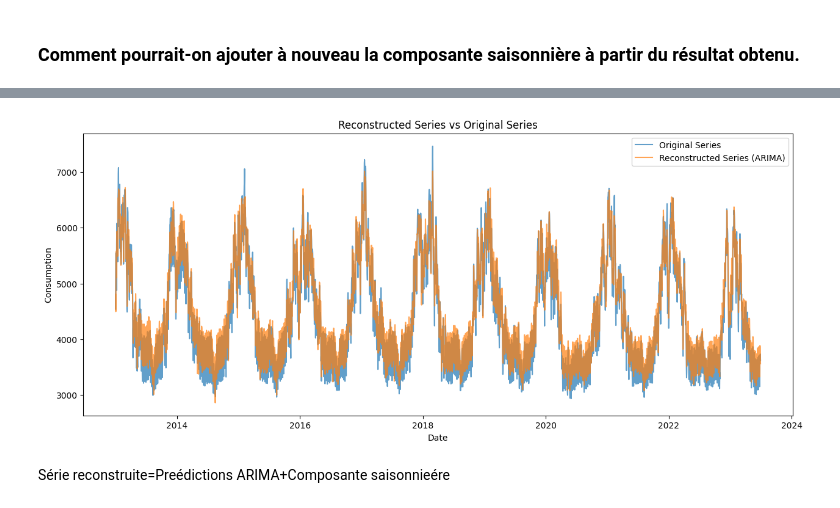
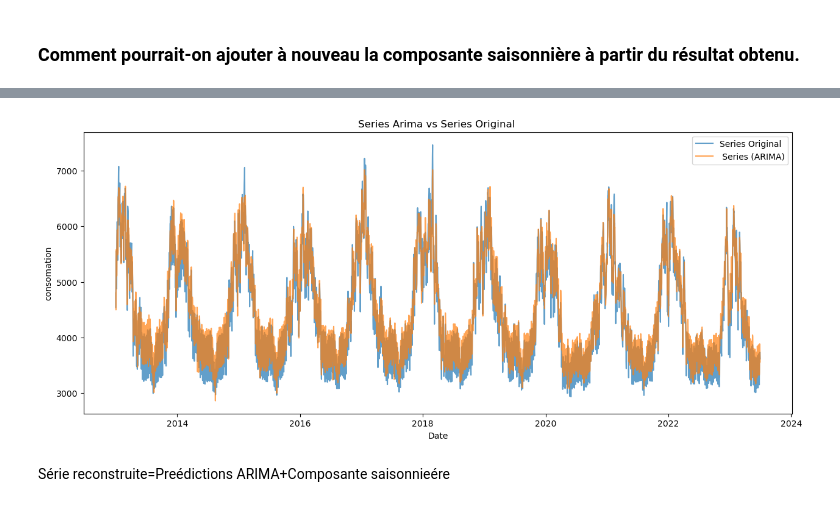
Before and after one commit to ForskyOnly/time_series, a Jupyter notebook: models.ipynb, the cells around one changed output, grey strips where cells are left out. Saved outputs shown, nothing was run; the diff lists cells and outputs as text; code cells hidden in the pictures.

```diff
--- a/models.ipynb
+++ b/models.ipynb
@@ -60,12 +60,11 @@ plt.show()
 # %%
 decomposition = seasonal_decompose(df['consommation_brute_electricite_rte'], period=365)
 
-seasonal_component = decomposition.seasonal
-# Remove the seasonal component to get the deseasonalized time series
-deseasonalized_series = df['consommation_brute_electricite_rte'] - seasonal_component
+composant_saisonier = decomposition.seasonal
+serie_desaisonalise = df['consommation_brute_electricite_rte'] - composant_saisonier
 
 plt.figure(figsize=(15, 6))
-plt.plot(deseasonalized_series.index, deseasonalized_series)
+plt.plot(serie_desaisonalise.index, serie_desaisonalise)
 plt.title('Désaisonalisation')
 plt.xlabel('Date')
 plt.ylabel('Consommation (MW)')
@@ -153,8 +152,8 @@ Warnings:
 - L'AIC (Akaike Information Criterion) est une mesure de la qualité d'ajustement d'un modèle statistique. Il prend en compte à la fois la complexité du modèle et la qualité de l'ajustement. Dans notre cas, l'AIC est de 52834.589.
 - Un modèle avec un AIC plus faible est généralement considéré comme un meilleur modèle (en termes de qualité d'ajustement et de simplicité).
 # %%
-best_arima_model = ARIMA(deseasonalized_series, order=(3, 1, 3))
-best_arima_results = best_arima_model.fit()
-residuals = best_arima_results.resid
+best_arima_model = ARIMA(serie_desaisonalise, order=(3, 1, 3))
+best_arima_resultat = best_arima_model.fit()
+residus = best_arima_resultat.resid
 # %%
 plt.figure(figsize=(15, 6))
@@ -170,16 +169,14 @@ plt.show()
 # %% [markdown]
 ### Affichez les prédictions du meilleur de vos modèles. Qu’en pensez vous?
 # %%
-predictions = best_arima_results.predict(start=1, end=len(deseasonalized_series))
-
-
+predictions = best_arima_resultat.predict(start=1, end=len(serie_desaisonalise))
 
 plt.figure(figsize=(15, 6))
-plt.plot(deseasonalized_series, label='Series Original désaisonaisé')
+plt.plot(serie_desaisonalise, label='Series Original désaisonaisé')
 plt.plot(predictions, label='Predictions ARIMA ', alpha=0.7)
 plt.title('Predictions meilleur model ARIMA ')
 plt.xlabel('Date')
-plt.ylabel('Deseasonalized Consumption')
+plt.ylabel('desaison Consumption')
 plt.legend()
 plt.show()
 # %% [output]
@@ -345 +339,8 @@ reconstructed_series_arima_3_1_2 = predictions_aligned + seasonal_component_alig
+# %%
+index_commun = predictions.index.intersection(composant_saisonier.index)
+
+composant_saisonier_aligne = composant_saisonier.loc[index_commun]
+predictions_aligne = predictions.loc[index_commun]
+
+serie_reconstruit_arima_3_1_2 = predictions_aligne + composant_saisonier_aligne
 # %%
@@ -350,15 +349,14 @@ Successfully added the seasonal component back to the ARIMA predictions.
 # %%
-# Plotting the reconstructed series along with the original series for comparison
 plt.figure(figsize=(15, 6))
-plt.plot(df['consommation_brute_electricite_rte'].loc[common_index], label='Original Series', alpha=0.7)
-plt.plot(reconstructed_series_arima_3_1_2, label='Reconstructed Series (ARIMA)', alpha=0.7)
-plt.title('Reconstructed Series vs Original Series')
+plt.plot(df['consommation_brute_electricite_rte'].loc[index_commun], label='Series Original ', alpha=0.7)
+plt.plot(serie_reconstruit_arima_3_1_2, label=' Series (ARIMA)', alpha=0.7)
+plt.title('Series Arima vs Series Original ')
 plt.xlabel('Date')
-plt.ylabel('Consumption')
+plt.ylabel('consomation')
 plt.legend()
 plt.show()
 # %% [output]
-[figure, old version]
+[figure, new version]
 # %% [markdown]
 Série reconstruite=Preédictions ARIMA+Composante saisonnieére
 # %% [markdown]
```
Also changed, not shown: parts of 33 cells of this notebook.
